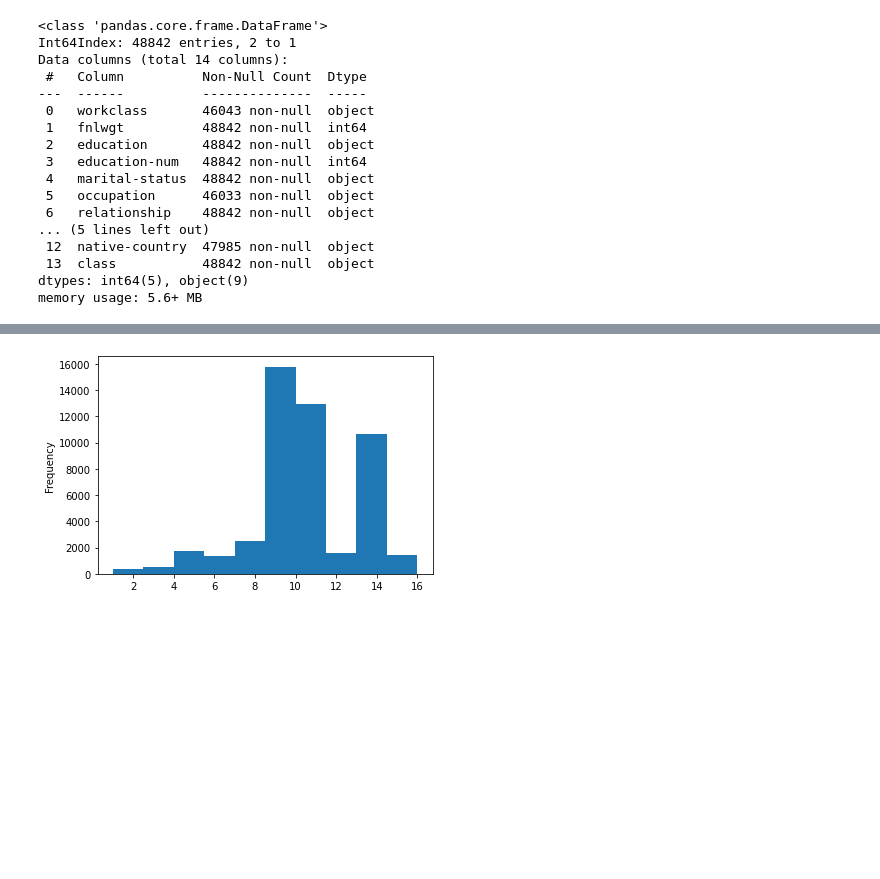
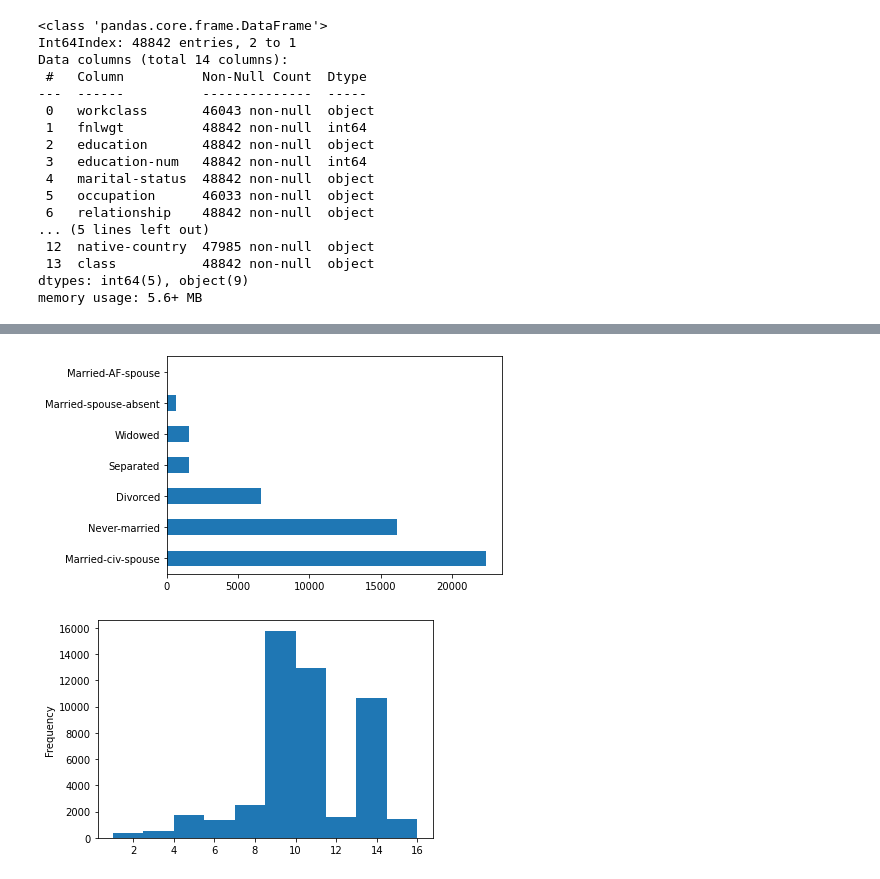
Before and after one commit to leonardojupiter/ciencia-de-dados-adult, a Jupyter notebook: ciencia_de_dados_adult.ipynb, the cells around one changed output, grey strips where cells are left out. Cells and saved outputs as stored; diff of their text form; code cells hidden in the pictures; blank space fills up the shorter version.

```diff
--- a/ciencia_de_dados_adult.ipynb
+++ b/ciencia_de_dados_adult.ipynb
@@ -32,3 +45,8 @@ memory usage: 5.6+ MB
+# %%
+adult['marital-status'].value_counts().plot.barh(stacked=True)
+plt.show()
+# %% [output]
+[figure, added]
 # %%
 adult['education-num'].plot(kind='hist')
 plt.show()
```
Also changed, not shown: parts of 5 cells of this notebook.
